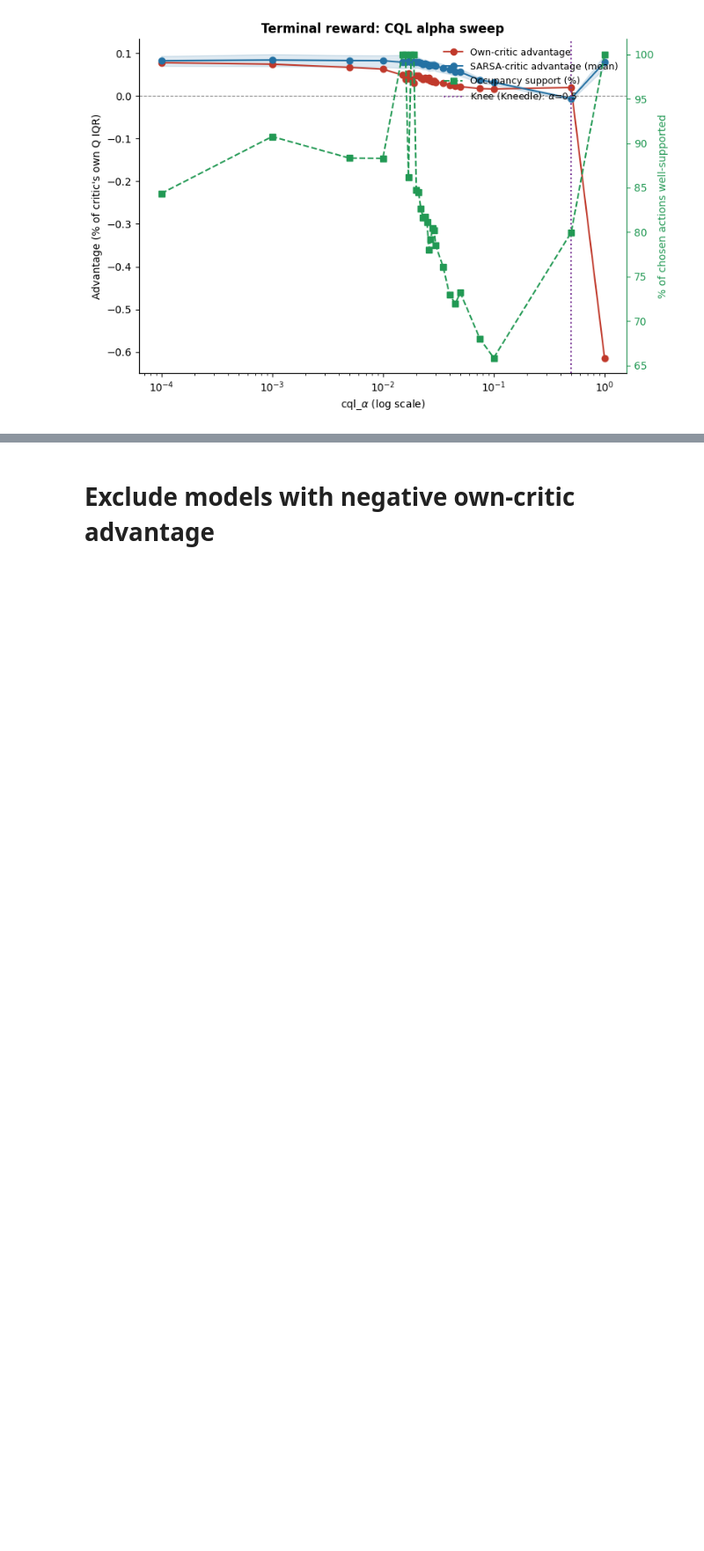
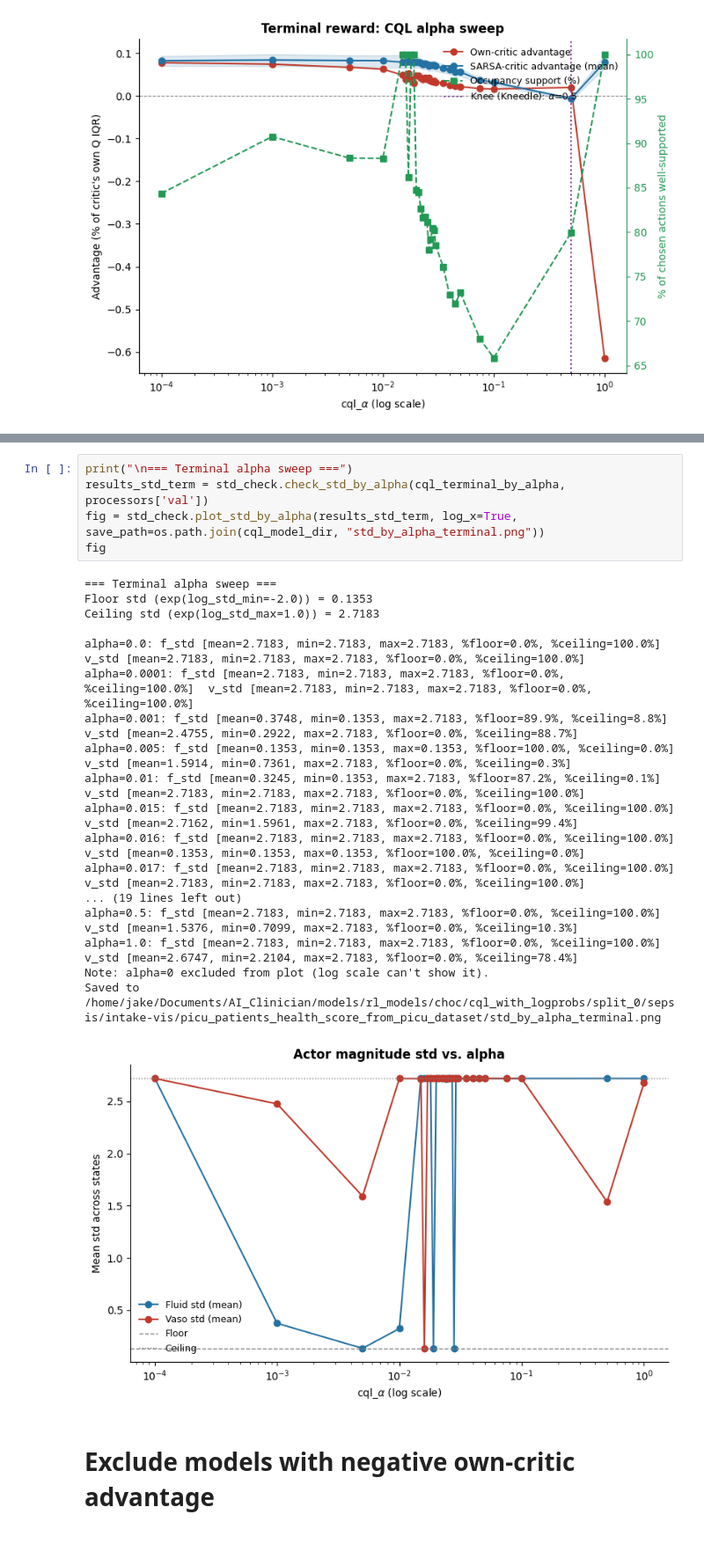
Before and after one commit to jakeormond/ai_clinician_pediatric_rl, a Jupyter notebook: src/rl/evaluate_cql_alpha_sweep.ipynb, the cells around one changed output, grey strips where cells are left out. Shown at 88% size. Drawn from its saved outputs; the diff is of its cells as text; blank space fills up the shorter version.

```diff
--- a/src/rl/evaluate_cql_alpha_sweep.ipynb
+++ b/src/rl/evaluate_cql_alpha_sweep.ipynb
@@ -422,3 +455,27 @@ Saved to /home/jake/Documents/AI_Clinician/models/rl_models/choc/cql_with_logpro
+# %%
+print("\n=== Terminal alpha sweep ===")
+results_std_term = std_check.check_std_by_alpha(cql_terminal_by_alpha, processors['val'])
+fig = std_check.plot_std_by_alpha(results_std_term, log_x=True, save_path=os.path.join(cql_model_dir, "std_by_alpha_terminal.png"))
+fig
+# %% [output]
+=== Terminal alpha sweep ===
+Floor std (exp(log_std_min=-2.0)) = 0.1353
+Ceiling std (exp(log_std_max=1.0)) = 2.7183
+
+alpha=0.0: f_std [mean=2.7183, min=2.7183, max=2.7183, %floor=0.0%, %ceiling=100.0%]  v_std [mean=2.7183, min=2.7183, max=2.7183, %floor=0.0%, %ceiling=100.0%]
+alpha=0.0001: f_std [mean=2.7183, min=2.7183, max=2.7183, %floor=0.0%, %ceiling=100.0%]  v_std [mean=2.7183, min=2.7183, max=2.7183, %floor=0.0%, %ceiling=100.0%]
+alpha=0.001: f_std [mean=0.3748, min=0.1353, max=2.7183, %floor=89.9%, %ceiling=8.8%]  v_std [mean=2.4755, min=0.2922, max=2.7183, %floor=0.0%, %ceiling=88.7%]
+alpha=0.005: f_std [mean=0.1353, min=0.1353, max=0.1353, %floor=100.0%, %ceiling=0.0%]  v_std [mean=1.5914, min=0.7361, max=2.7183, %floor=0.0%, %ceiling=0.3%]
+alpha=0.01: f_std [mean=0.3245, min=0.1353, max=2.7183, %floor=87.2%, %ceiling=0.1%]  v_std [mean=2.7183, min=2.7183, max=2.7183, %floor=0.0%, %ceiling=100.0%]
+alpha=0.015: f_std [mean=2.7183, min=2.7183, max=2.7183, %floor=0.0%, %ceiling=100.0%]  v_std [mean=2.7162, min=1.5961, max=2.7183, %floor=0.0%, %ceiling=99.4%]
+alpha=0.016: f_std [mean=2.7183, min=2.7183, max=2.7183, %floor=0.0%, %ceiling=100.0%]  v_std [mean=0.1353, min=0.1353, max=0.1353, %floor=100.0%, %ceiling=0.0%]
+alpha=0.017: f_std [mean=2.7183, min=2.7183, max=2.7183, %floor=0.0%, %ceiling=100.0%]  v_std [mean=2.7183, min=2.7183, max=2.7183, %floor=0.0%, %ceiling=100.0%]
+... (19 lines left out)
+alpha=0.5: f_std [mean=2.7183, min=2.7183, max=2.7183, %floor=0.0%, %ceiling=100.0%]  v_std [mean=1.5376, min=0.7099, max=2.7183, %floor=0.0%, %ceiling=10.3%]
+alpha=1.0: f_std [mean=2.7183, min=2.7183, max=2.7183, %floor=0.0%, %ceiling=100.0%]  v_std [mean=2.6747, min=2.2104, max=2.7183, %floor=0.0%, %ceiling=78.4%]
+Note: alpha=0 excluded from plot (log scale can't show it).
+Saved to /home/jake/Documents/AI_Clinician/models/rl_models/choc/cql_with_logprobs/split_0/sepsis/intake-vis/picu_patients_health_score_from_picu_dataset/std_by_alpha_terminal.png
+[figure, added]
 # %% [markdown]
 # Exclude models with negative own-critic advantage
 ##
```
Also changed, not shown: parts of 2 cells of this notebook, 1 other file.
